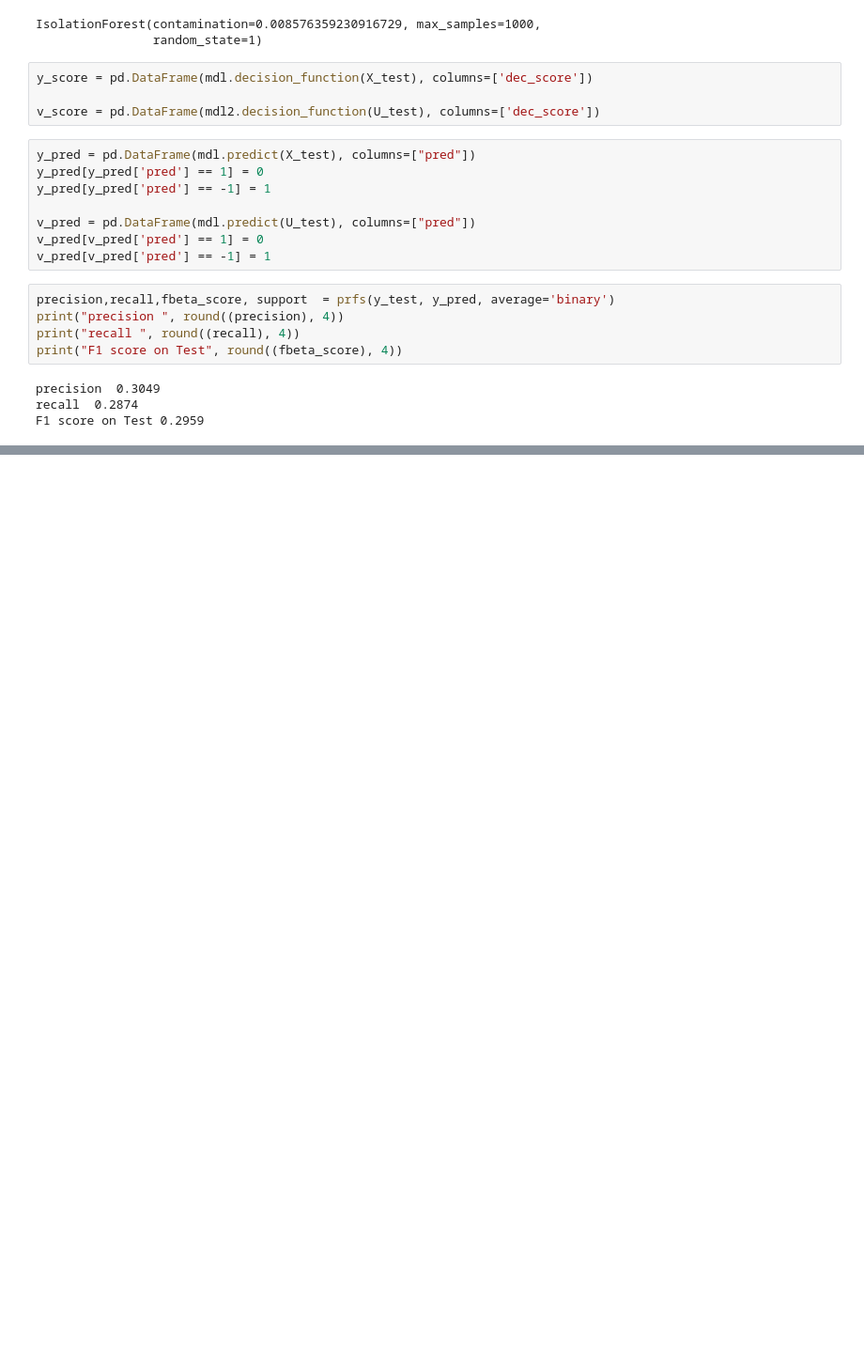
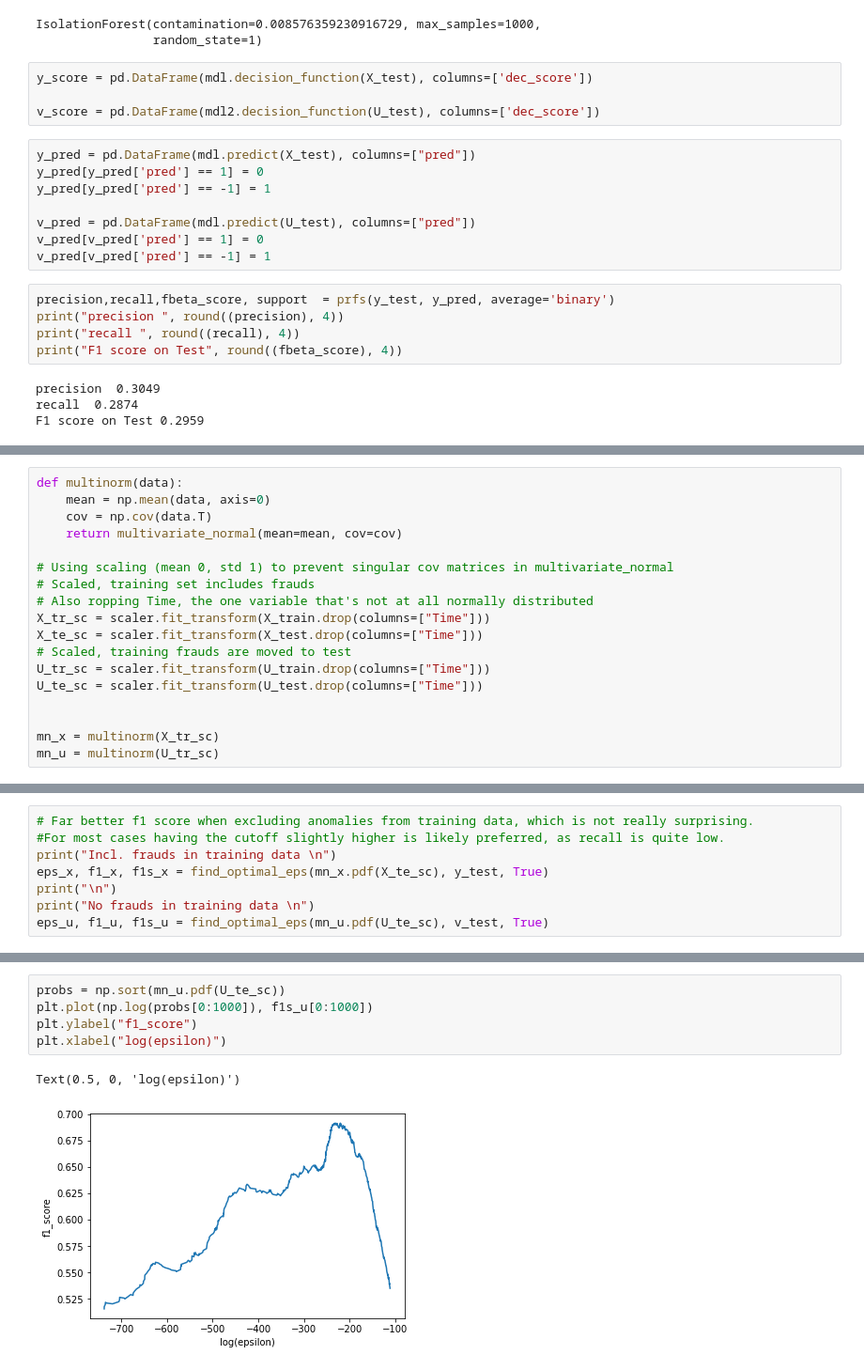
Before and after one commit to rnymke/ml_notebooks, a Jupyter notebook: anomaly_detection/credit_fraud/notebook.ipynb, the cells around one changed output, grey strips where cells are left out. Shown at 94% size. Saved outputs shown, nothing was run; the diff lists cells and outputs as text; blank space fills up the shorter version.

Commit message:
Added multivariate gaussian that doesnt break

```diff
--- a/anomaly_detection/credit_fraud/notebook.ipynb
+++ b/anomaly_detection/credit_fraud/notebook.ipynb
@@ -143,0 +158,18 @@ F1 score on Test 0.46
+# %%
+def multinorm(data):
+    mean = np.mean(data, axis=0)
+    cov = np.cov(data.T)
+    return multivariate_normal(mean=mean, cov=cov)
+
+# Using scaling (mean 0, std 1) to prevent singular cov matrices in multivariate_normal
+# Scaled, training set includes frauds
+# Also ropping Time, the one variable that's not at all normally distributed
+X_tr_sc = scaler.fit_transform(X_train.drop(columns=["Time"]))
+X_te_sc = scaler.fit_transform(X_test.drop(columns=["Time"]))
+# Scaled, training frauds are moved to test
+U_tr_sc = scaler.fit_transform(U_train.drop(columns=["Time"]))
+U_te_sc = scaler.fit_transform(U_test.drop(columns=["Time"]))
+
+
+mn_x = multinorm(X_tr_sc)
+mn_u = multinorm(U_tr_sc)
@@ -143,0 +244,8 @@ F1 score on Test 0.46
+# %%
+# Far better f1 score when excluding anomalies from training data, which is not really surprising.
+#For most cases having the cutoff slightly higher is likely preferred, as recall is quite low.
+print("Incl. frauds in training data \n")
+eps_x, f1_x, f1s_x = find_optimal_eps(mn_x.pdf(X_te_sc), y_test, True)
+print("\n")
+print("No frauds in training data \n")
+eps_u, f1_u, f1s_u = find_optimal_eps(mn_u.pdf(U_te_sc), v_test, True)
@@ -143,0 +270,8 @@ F1 score on Test 0.46
+# %%
+probs = np.sort(mn_u.pdf(U_te_sc))
+plt.plot(np.log(probs[0:1000]), f1s_u[0:1000])
+plt.ylabel("f1_score")
+plt.xlabel("log(epsilon)")
+# %% [output]
+Text(0.5, 0, 'log(epsilon)')
+[figure, added]
```
Also changed, not shown: parts of 12 cells of this notebook.
